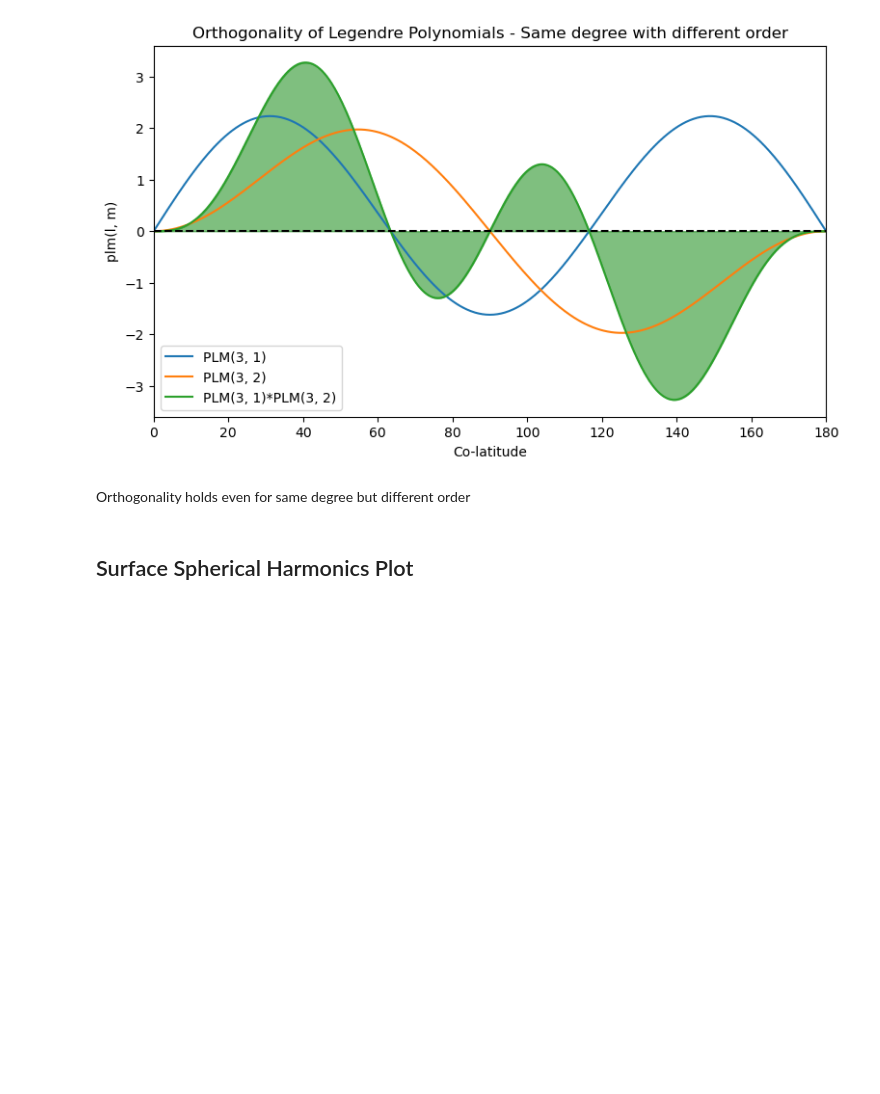
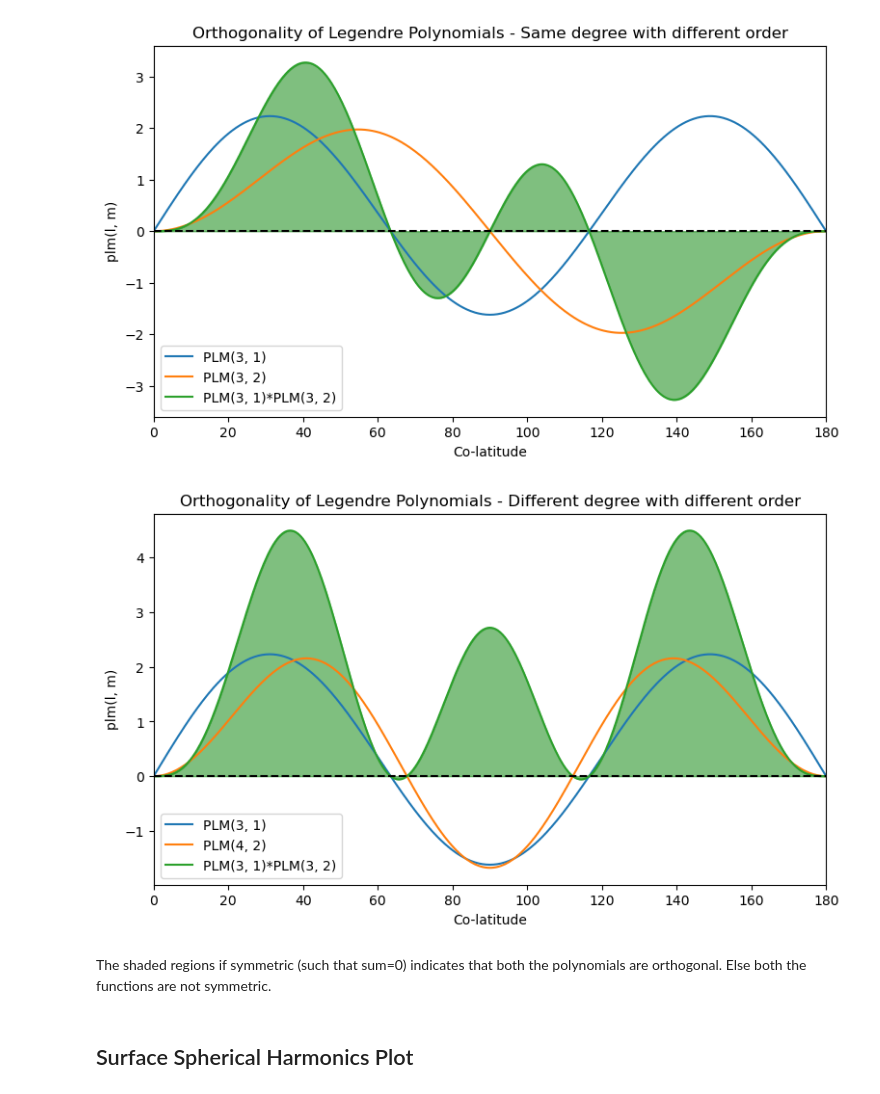
Before and after one commit to GESS-research-group/pyshbundle, a Jupyter notebook: notebooks/test_pyshbundle.ipynb, the cells around one changed output. Cells and saved outputs as stored; diff of their text form; code cells hidden in the pictures; blank space fills up the shorter version.

```diff
--- a/notebooks/test_pyshbundle.ipynb
+++ b/notebooks/test_pyshbundle.ipynb
@@ -1103,8 +1103,44 @@ plt.ylabel("plm(l, m)")
 plt.show()
 # %% [output]
 [figure]
-# %% [markdown]
-Orthogonality holds even for same degree but different order
+# %%
+# the plm implementation using a co-latitude vector (geodetic use-case)
+l1 = np.zeros((1,1))
+l1[0] = 3
+
+l2 = np.zeros((1,1))
+l2[0] = 4
+
+
+colatitude = np.deg2rad(np.arange(0, 180.5, 0.5))
+
+plm_3_1 = pyshbundle.plm.plm(l=l1, m=1, thetaRAD=colatitude, nargin=1, nargout=1)
+plm_3_0 = pyshbundle.plm.plm(l=l2, m=2, thetaRAD=colatitude, nargin=1, nargout=1)
+
+product_33_10 = plm_3_1*plm_3_0
+
+# Plotting the plm
+fig, ax = plt.subplots(figsize=(9, 5))
+plt.plot(np.rad2deg(colatitude), plm_3_1[:, 0, 0], label="PLM(3, 1)")
+plt.plot(np.rad2deg(colatitude), plm_3_0[:, 0, 0], label="PLM(4, 2)")
+
+plt.plot(np.rad2deg(colatitude), product_33_10[:, 0, 0], label="PLM(3, 1)*PLM(3, 2)")
+
+plt.fill_between(np.rad2deg(colatitude),product_33_10[:, 0, 0],color='green',alpha=0.5)
+
+plt.hlines(y=0, xmin=0, xmax=180, linestyles='--', colors='k')
+plt.xlim([0, 180])
+plt.legend()
+
+plt.title("Orthogonality of Legendre Polynomials - Different degree with different order")
+plt.xlabel("Co-latitude")
+plt.ylabel("plm(l, m)")
+
+plt.show()
+# %% [output]
+[figure, added]
+# %% [markdown]
+The shaded regions if symmetric (such that sum=0) indicates that both the polynomials are orthogonal. Else both the functions are not symmetric.
 # %% [markdown]
 ## Surface Spherical Harmonics Plot
 # %% [markdown]
```
Also changed, not shown: parts of 1 cell of this notebook, 1 other file.
